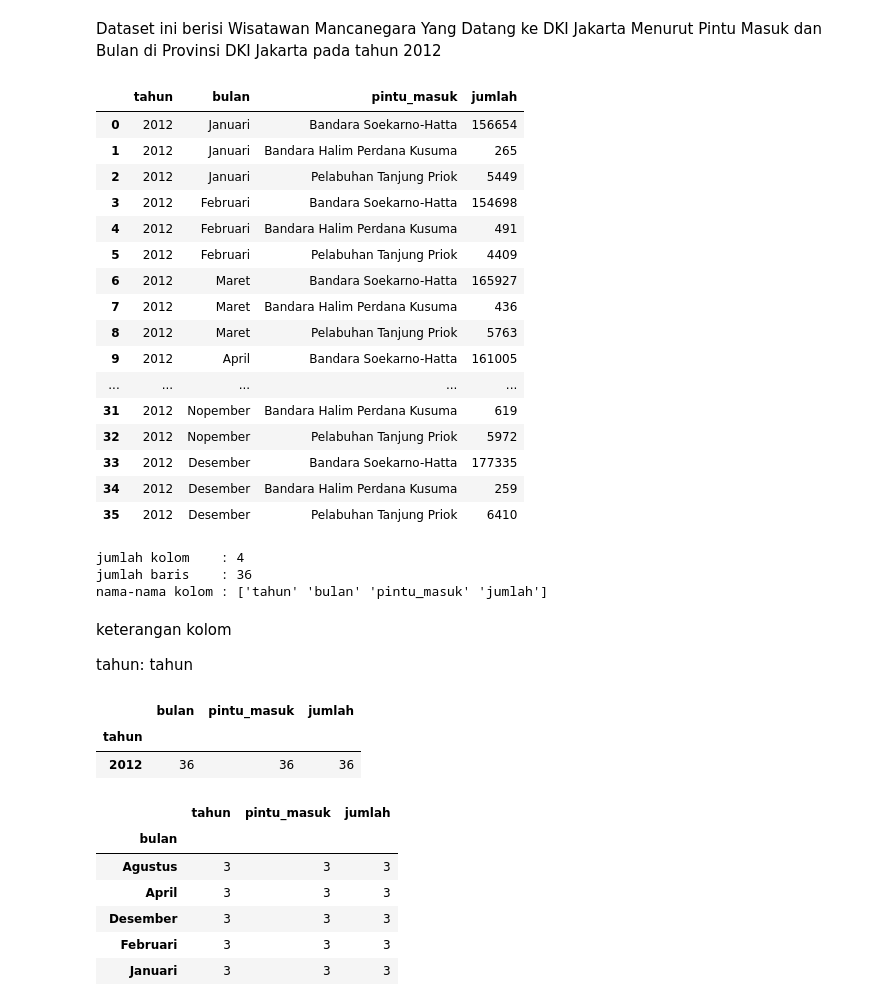
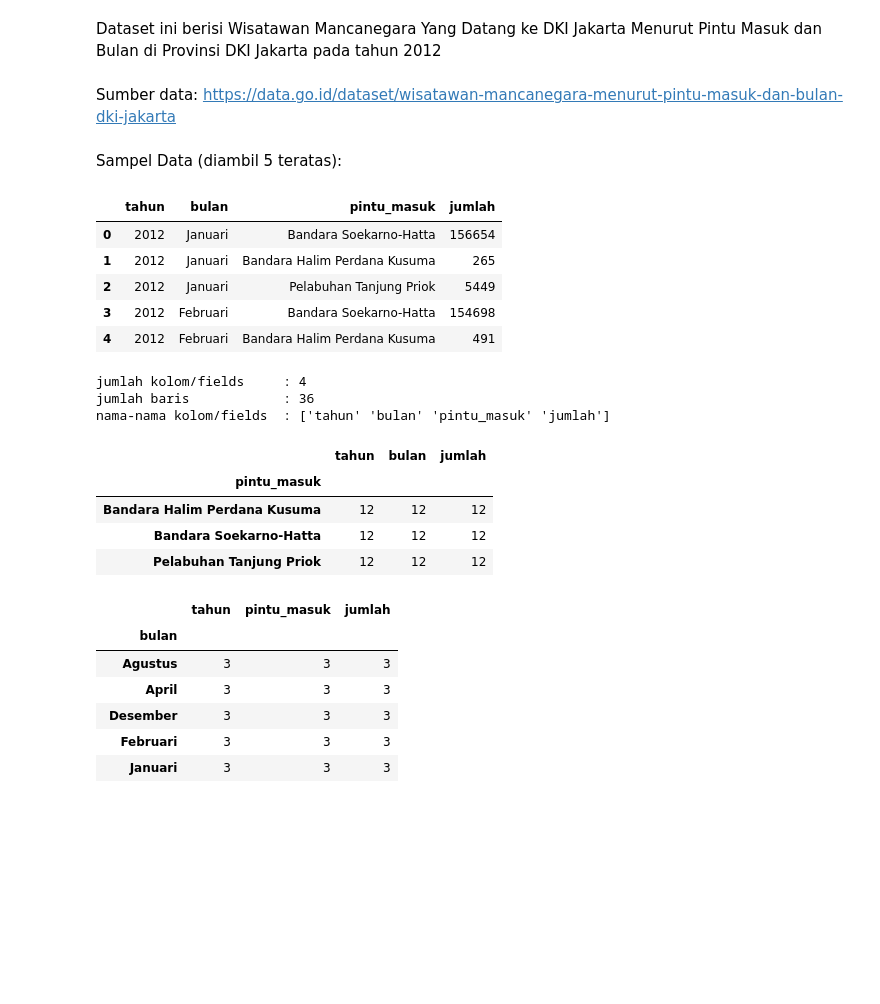
Before and after one commit to tryvianariska/digital-talent, a Jupyter notebook: Analisis Data.ipynb, the cells around one changed output. Drawn from its saved outputs; the diff is of its cells as text; code cells hidden in the pictures; blank space fills up the shorter version.

```diff
--- a/Analisis Data.ipynb
+++ b/Analisis Data.ipynb
@@ -26,44 +24,35 @@ data_wisatawan_mancanegara = pd.read_csv('wisatawanmancanegarayangdatangkedkijak
 #### * Isi Data
 # %% [markdown]
 Dataset ini berisi Wisatawan Mancanegara Yang Datang ke DKI Jakarta Menurut Pintu Masuk dan Bulan di Provinsi DKI Jakarta pada tahun 2012
+# %% [markdown]
+Sumber data: https://data.go.id/dataset/wisatawan-mancanegara-menurut-pintu-masuk-dan-bulan-dki-jakarta
+# %% [markdown]
+Sampel Data (diambil 5 teratas):
 # %%
-data_wisatawan_mancanegara
+data_wisatawan_mancanegara.head(5)
 # %% [output]
 |  | tahun | bulan | pintu_masuk | jumlah |
 | 0 | 2012 | Januari | Bandara Soekarno-Hatta | 156654 |
 | 1 | 2012 | Januari | Bandara Halim Perdana Kusuma | 265 |
 | 2 | 2012 | Januari | Pelabuhan Tanjung Priok | 5449 |
 | 3 | 2012 | Februari | Bandara Soekarno-Hatta | 154698 |
 | 4 | 2012 | Februari | Bandara Halim Perdana Kusuma | 491 |
-| 5 | 2012 | Februari | Pelabuhan Tanjung Priok | 4409 |
-| 6 | 2012 | Maret | Bandara Soekarno-Hatta | 165927 |
-| 7 | 2012 | Maret | Bandara Halim Perdana Kusuma | 436 |
-| 8 | 2012 | Maret | Pelabuhan Tanjung Priok | 5763 |
-| 9 | 2012 | April | Bandara Soekarno-Hatta | 161005 |
-| ... | ... | ... | ... | ... |
-| 31 | 2012 | Nopember | Bandara Halim Perdana Kusuma | 619 |
-| 32 | 2012 | Nopember | Pelabuhan Tanjung Priok | 5972 |
-| 33 | 2012 | Desember | Bandara Soekarno-Hatta | 177335 |
-| 34 | 2012 | Desember | Bandara Halim Perdana Kusuma | 259 |
-| 35 | 2012 | Desember | Pelabuhan Tanjung Priok | 6410 |
 # %%
-print('jumlah kolom\t:',len(data_wisatawan_mancanegara.columns))
-print('jumlah baris\t:',len(data_wisatawan_mancanegara))
-print('nama-nama kolom\t:',data_wisatawan_mancanegara.columns.values)
+print('jumlah kolom/fields\t:',len(data_wisatawan_mancanegara.columns))
+print('jumlah baris\t\t:',len(data_wisatawan_mancanegara))
+print('nama-nama kolom/fields\t:',data_wisatawan_mancanegara.columns.values)
 # %% [output]
-jumlah kolom    : 4
-jumlah baris    : 36
-nama-nama kolom : ['tahun' 'bulan' 'pintu_masuk' 'jumlah']
+jumlah kolom/fields     : 4
+jumlah baris            : 36
+nama-nama kolom/fields  : ['tahun' 'bulan' 'pintu_masuk' 'jumlah']
-# %% [markdown]
-keterangan kolom
-
-tahun: tahun
 # %%
-data_wisatawan_mancanegara.groupby('tahun').count()
+data_wisatawan_mancanegara.groupby('pintu_masuk').count()
 # %% [output]
-|  | bulan | pintu_masuk | jumlah |
-| tahun |  |  |  |
-| 2012 | 36 | 36 | 36 |
+|  | tahun | bulan | jumlah |
+| pintu_masuk |  |  |  |
+| Bandara Halim Perdana Kusuma | 12 | 12 | 12 |
+| Bandara Soekarno-Hatta | 12 | 12 | 12 |
+| Pelabuhan Tanjung Priok | 12 | 12 | 12 |
 # %%
 data_wisatawan_mancanegara.groupby('bulan').count()
 # %% [output]
```
Also changed, not shown: parts of 27 cells of this notebook.
